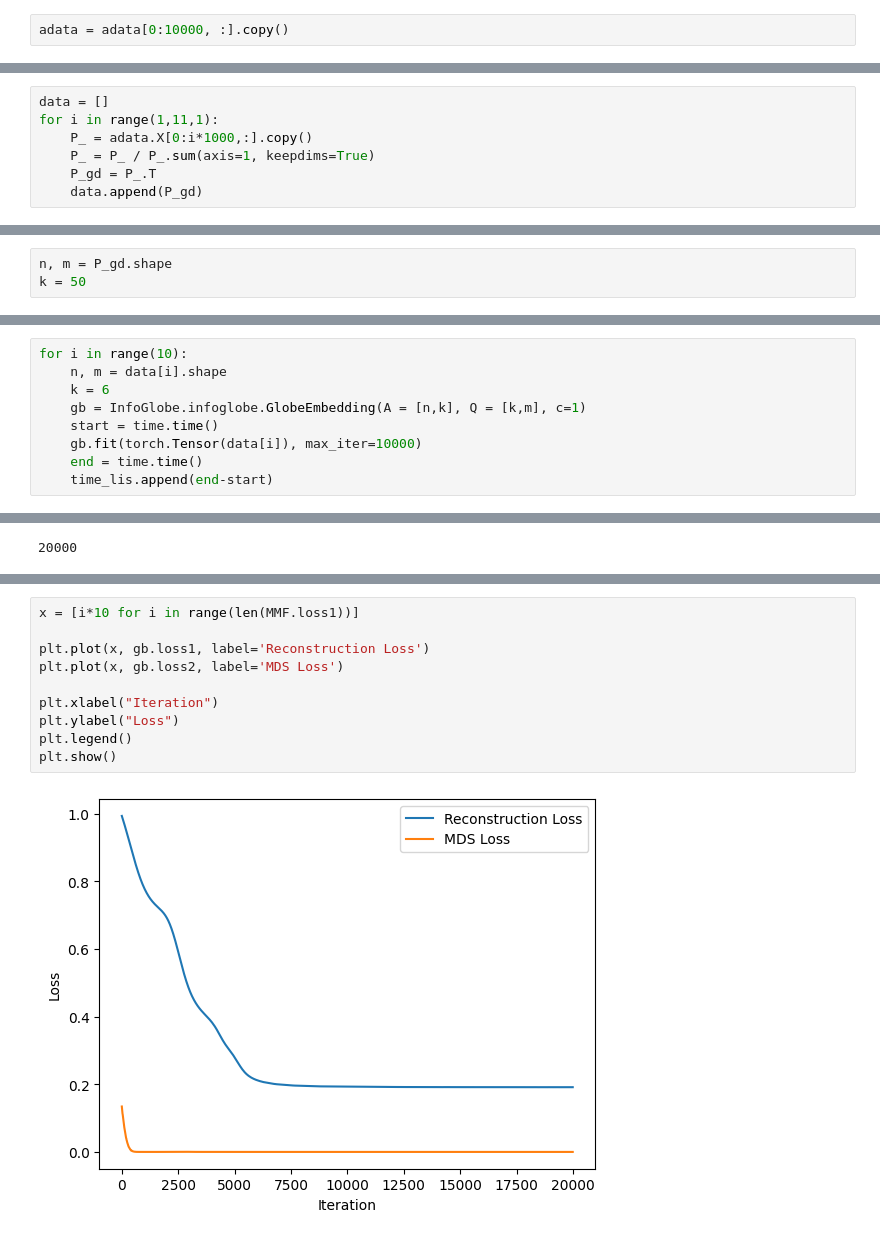
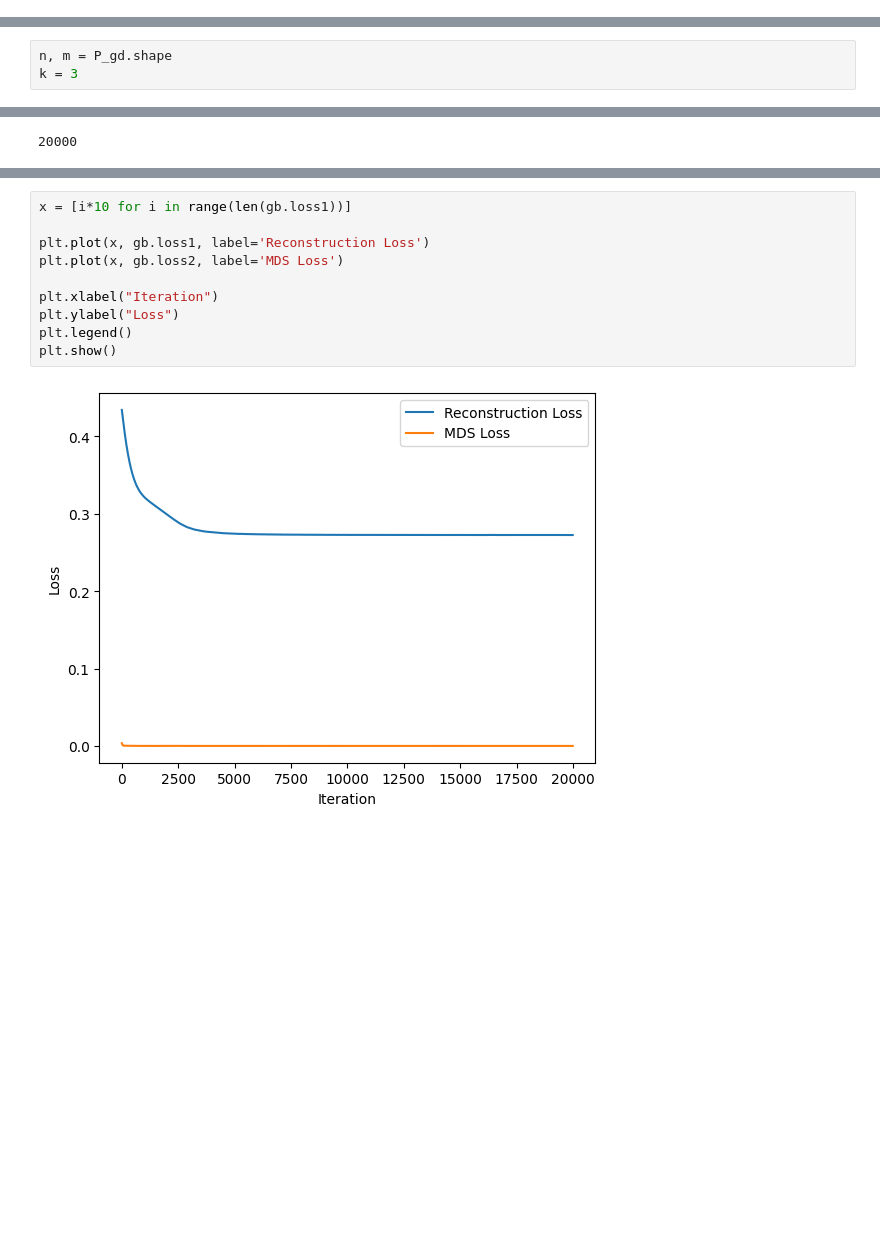
Before and after one commit to ChengWan9/InfoGlobe_ICML, a Jupyter notebook: test.ipynb, the cells around one changed output, grey strips where cells are left out. Saved outputs shown, nothing was run; the diff lists cells and outputs as text; blank space fills up the shorter version.

```diff
--- a/test.ipynb
+++ b/test.ipynb
@@ -18,3 +18 @@ AnnData object with n_obs × n_vars = 1500 × 200
     obs: 'cell_type'
-# %%
-adata = adata[0:10000, :].copy()
@@ -28,7 +18,0 @@ AnnData object with n_obs × n_vars = 10000 × 700
-# %%
-data = []
-for i in range(1,11,1):
-    P_ = adata.X[0:i*1000,:].copy()
-    P_ = P_ / P_.sum(axis=1, keepdims=True)
-    P_gd = P_.T
-    data.append(P_gd)
@@ -48,5 +28,5 @@ sns.heatmap(P)
 # %%
 n, m = P_gd.shape
-k = 50
+k = 3
 # %%
 gb = InfoGlobe.infoglobe.GlobeEmbedding(A = [n,k], Q = [k,m], c=1)
@@ -57,12 +33,3 @@ time_lis = []
-# %%
-for i in range(10):
-    n, m = data[i].shape
-    k = 6
-    gb = InfoGlobe.infoglobe.GlobeEmbedding(A = [n,k], Q = [k,m], c=1)
-    start = time.time()
-    gb.fit(torch.Tensor(data[i]), max_iter=10000)
-    end = time.time()
-    time_lis.append(end-start)
 # %%
 gb.fit(torch.Tensor(P_gd), max_iter=20000)
 # %% [output]
@@ -74,12 +37,12 @@ np.float32(1.0000001)
 # %%
-x = [i*10 for i in range(len(MMF.loss1))]
+x = [i*10 for i in range(len(gb.loss1))]
 
 plt.plot(x, gb.loss1, label='Reconstruction Loss')
 plt.plot(x, gb.loss2, label='MDS Loss')
 
 plt.xlabel("Iteration")
 plt.ylabel("Loss")
 plt.legend()
 plt.show()
 # %% [output]
-[figure, old version]
+[figure, new version]
```
Also changed, not shown: parts of 14 cells of this notebook, 1 other file.
